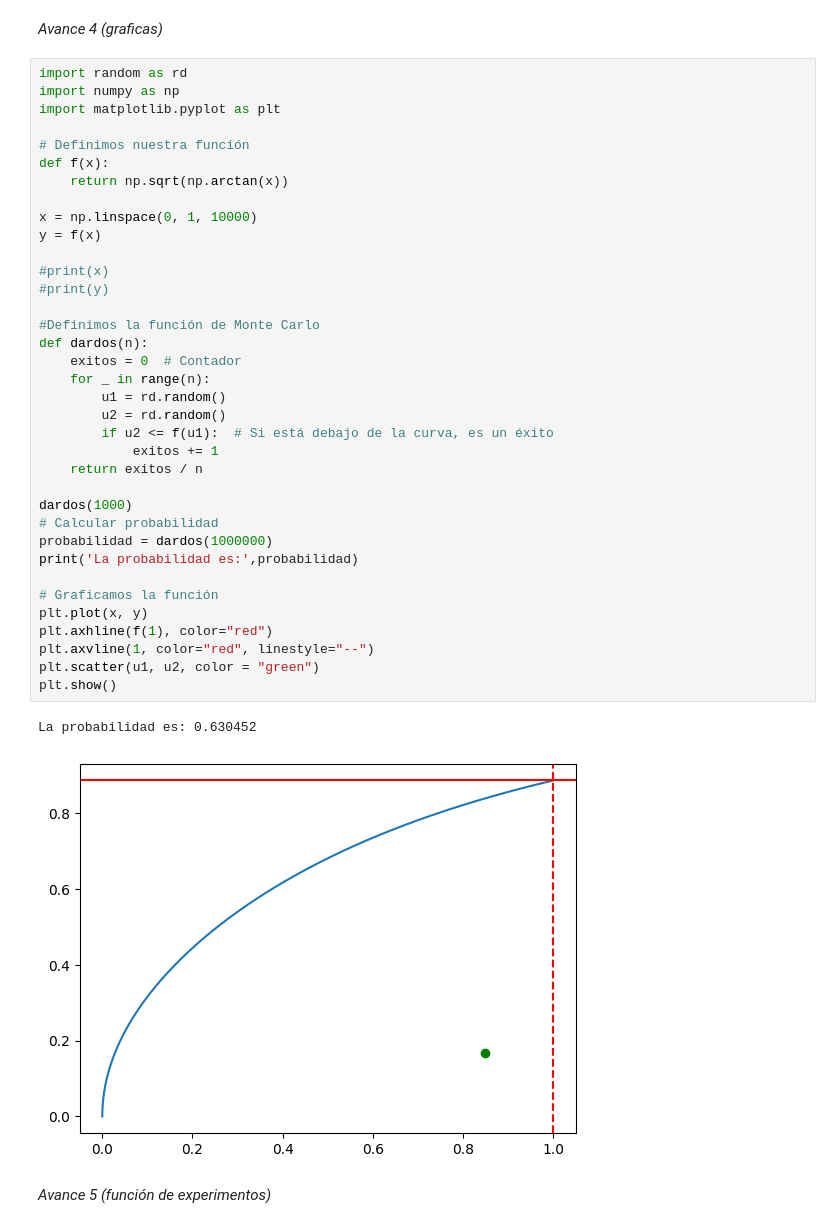
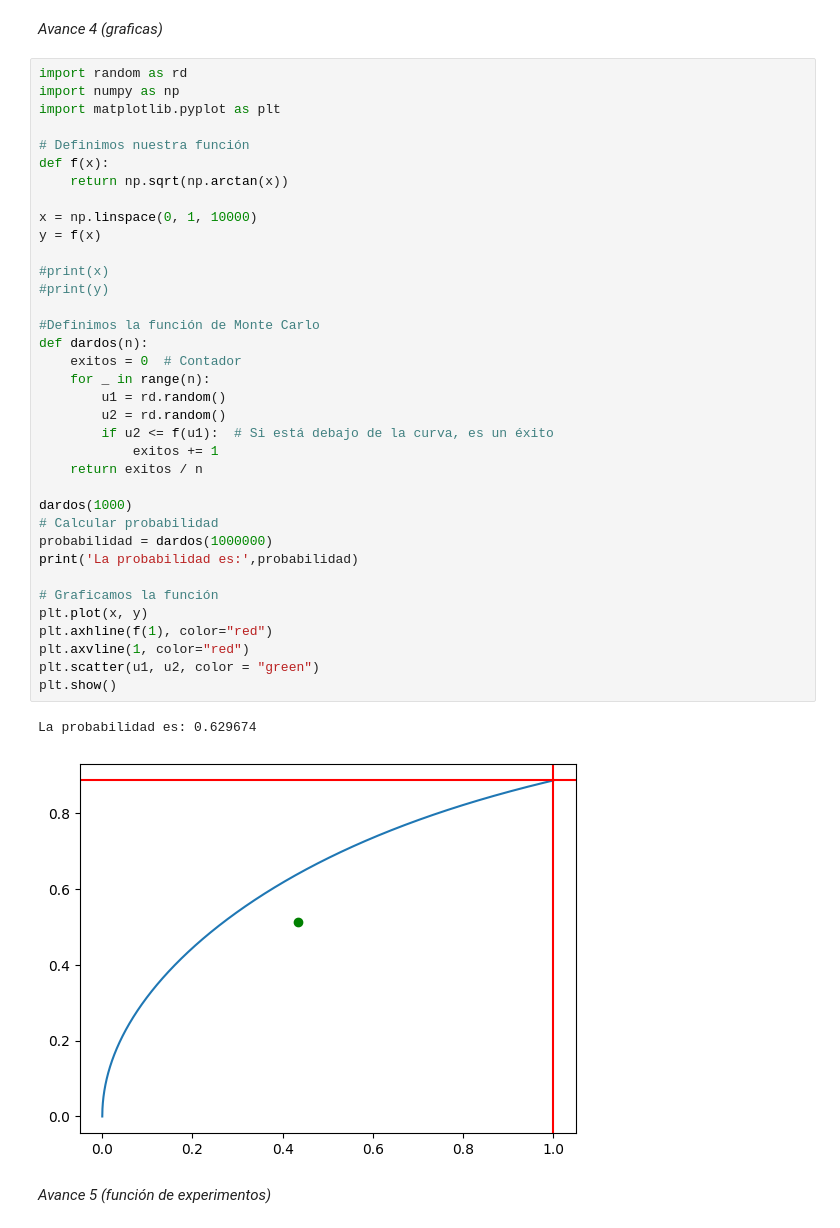
Before and after one commit to JimenezHAnaFer/SIMULACION-1, a Jupyter notebook: Monte_Carlo_de_Acierto_y_Error.ipynb, the cells around one changed output. Saved outputs shown, nothing was run; the diff lists cells and outputs as text.

```diff
--- a/Monte_Carlo_de_Acierto_y_Error.ipynb
+++ b/Monte_Carlo_de_Acierto_y_Error.ipynb
@@ -103,36 +103,36 @@ import matplotlib.pyplot as plt
 def f(x):
     return np.sqrt(np.arctan(x))
 
 x = np.linspace(0, 1, 10000)
 y = f(x)
 
 #print(x)
 #print(y)
 
 #Definimos la función de Monte Carlo
 def dardos(n):
     exitos = 0  # Contador
     for _ in range(n):
         u1 = rd.random()
         u2 = rd.random()
         if u2 <= f(u1):  # Si está debajo de la curva, es un éxito
             exitos += 1
     return exitos / n
 
 dardos(1000)
 # Calcular probabilidad
 probabilidad = dardos(1000000)
 print('La probabilidad es:',probabilidad)
 
 # Graficamos la función
 plt.plot(x, y)
 plt.axhline(f(1), color="red")
-plt.axvline(1, color="red", linestyle="--")
+plt.axvline(1, color="red")
 plt.scatter(u1, u2, color = "green")
 plt.show()
 # %% [output]
-La probabilidad es: 0.630452
+La probabilidad es: 0.629674
-[figure, old version]
+[figure, new version]
 # %% [markdown]
 *Avance 5 (función de experimentos)*
 # %%
```
Also changed, not shown: parts of 3 cells of this notebook.
